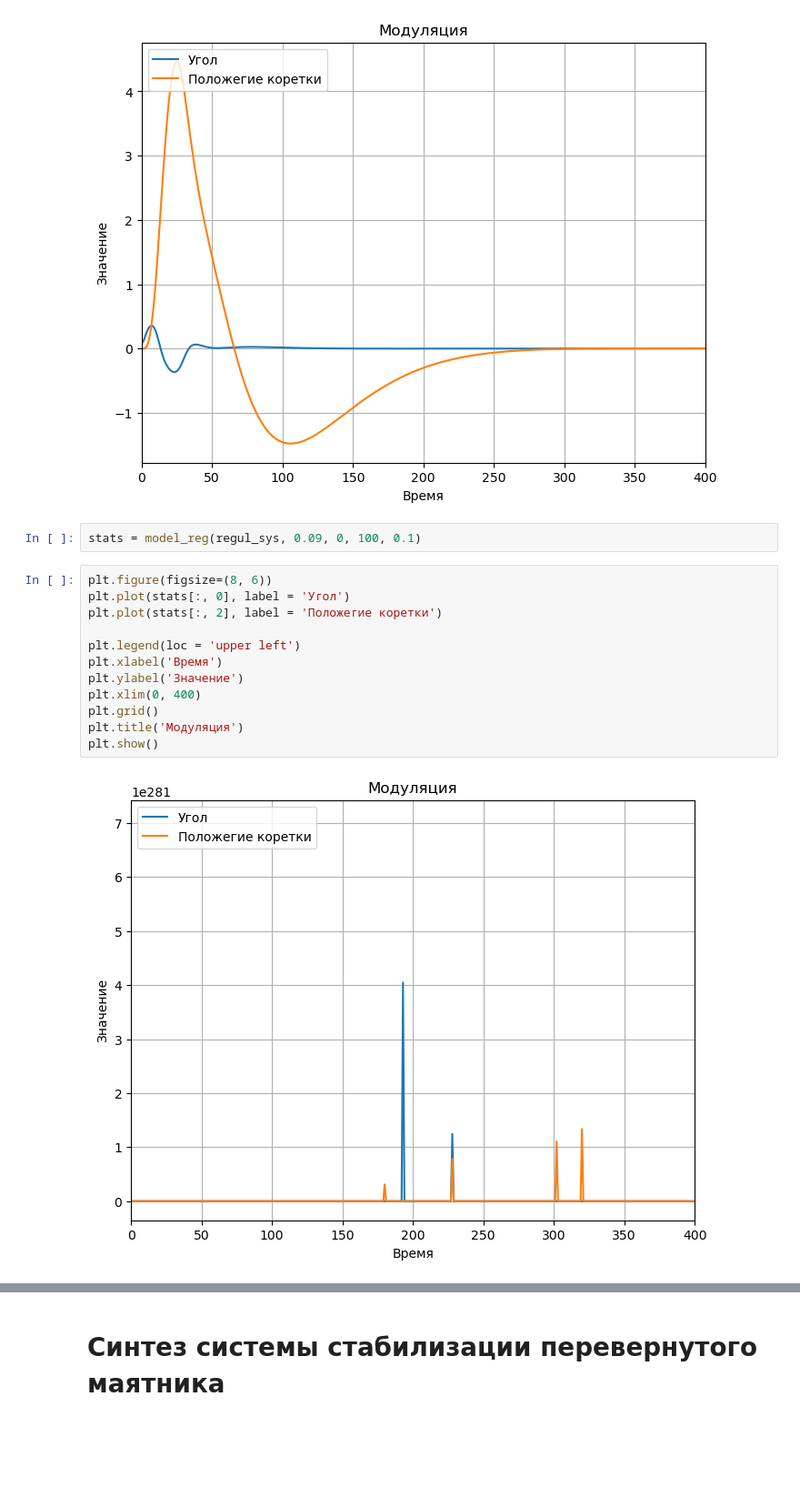
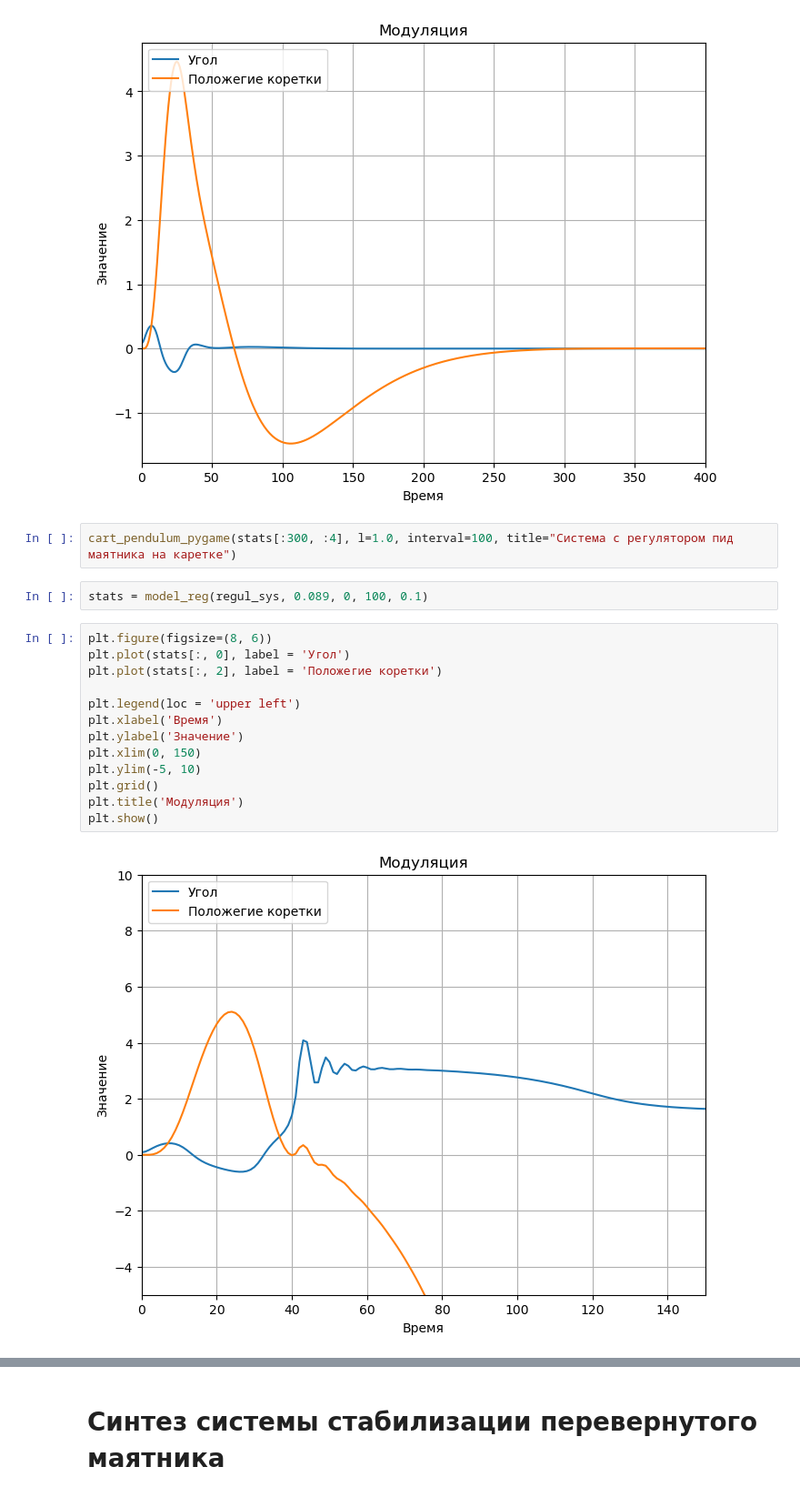
Before and after one commit to Filip-GG/TAU, a Jupyter notebook: kurs/main.ipynb, the cells around one changed output, grey strips where cells are left out. Shown at 91% size. Cells and saved outputs as stored; diff of their text form; blank space fills up the shorter version.

Commit message:
model sustem

```diff
--- a/kurs/main.ipynb
+++ b/kurs/main.ipynb
@@ -479,19 +621,22 @@ plt.title('Модуляция')
 plt.show()
 # %% [output]
 [figure]
+# %%
+cart_pendulum_pygame(stats[:300, :4], l=1.0, interval=100, title="Система с регулятором пид маятника на каретке")
 # %%
-stats = model_reg(regul_sys, 0.09, 0, 100, 0.1)
+stats = model_reg(regul_sys, 0.089, 0, 100, 0.1)
 # %%
 plt.figure(figsize=(8, 6))
 plt.plot(stats[:, 0], label = 'Угол')
 plt.plot(stats[:, 2], label = 'Положегие коретки')
 
 plt.legend(loc = 'upper left')
 plt.xlabel('Время')
 plt.ylabel('Значение')
-plt.xlim(0, 400)
+plt.xlim(0, 150)
+plt.ylim(-5, 10)
 plt.grid()
 plt.title('Модуляция')
 plt.show()
 # %% [output]
-[figure, old version]
+[figure, new version]
```
Also changed, not shown: parts of 6 cells of this notebook.
